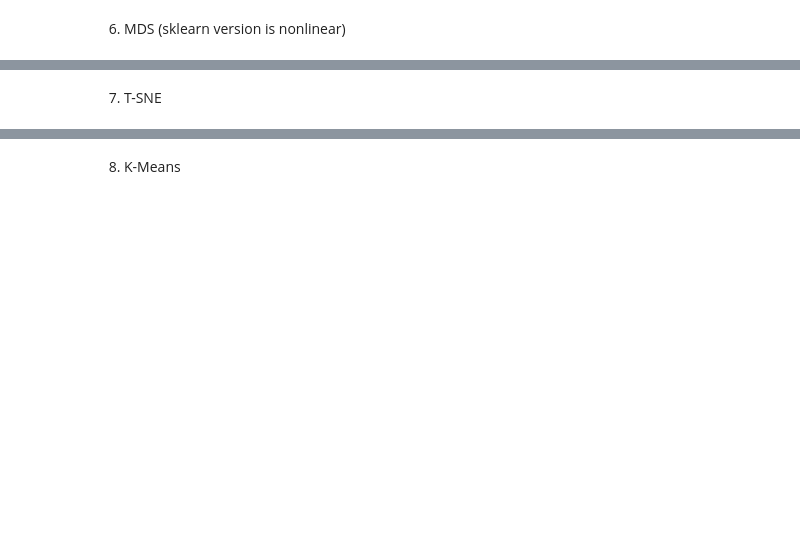
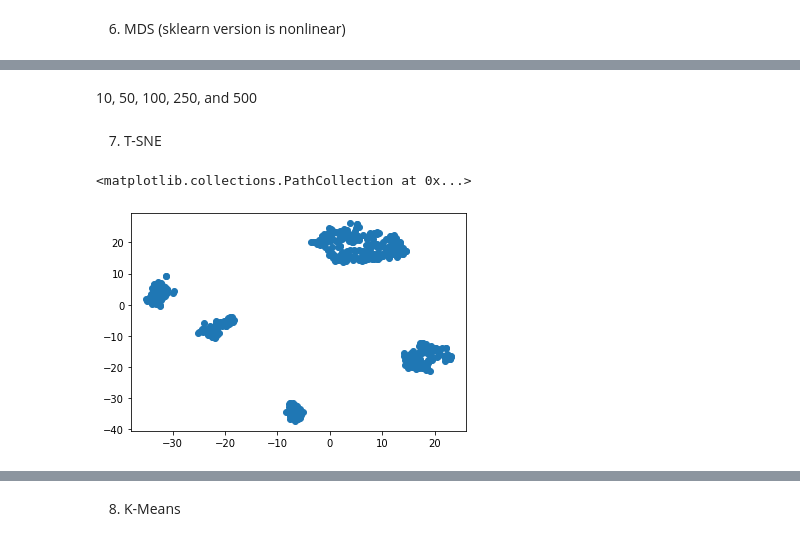
Before and after one commit to stepinski/machinelearning, a Jupyter notebook: stats/multi_report.ipynb, the cells around one changed output, grey strips where cells are left out. Cells and saved outputs as stored; diff of their text form; code cells hidden in the pictures; blank space fills up the shorter version.

```diff
--- a/stats/multi_report.ipynb
+++ b/stats/multi_report.ipynb
@@ -144,0 +113,5 @@ plt.scatter(mds[:,0],mds[:,1])
+# %%
+%%timeit -n 1 -r 1
+%%memit -r 1
+pca_log = PCA(10).fit(X_log)
+z = pca_log.transform(X_log)
@@ -145,2 +121,11 @@ plt.scatter(mds[:,0],mds[:,1])
+# %% [markdown]
+10, 50, 100, 250, and 500
 # %% [markdown]
 7. T-SNE
+# %%
+# 10 components
+z_tsne = TSNE(n_components=2,perplexity=40).fit_transform(z[:,0:10000])
+plt.scatter(z_tsne[:,0],z_tsne[:,1])
+# %% [output]
+<matplotlib.collections.PathCollection at 0x...>
+[figure, added]
```
Also changed, not shown: parts of 34 cells of this notebook, 1 other file.
